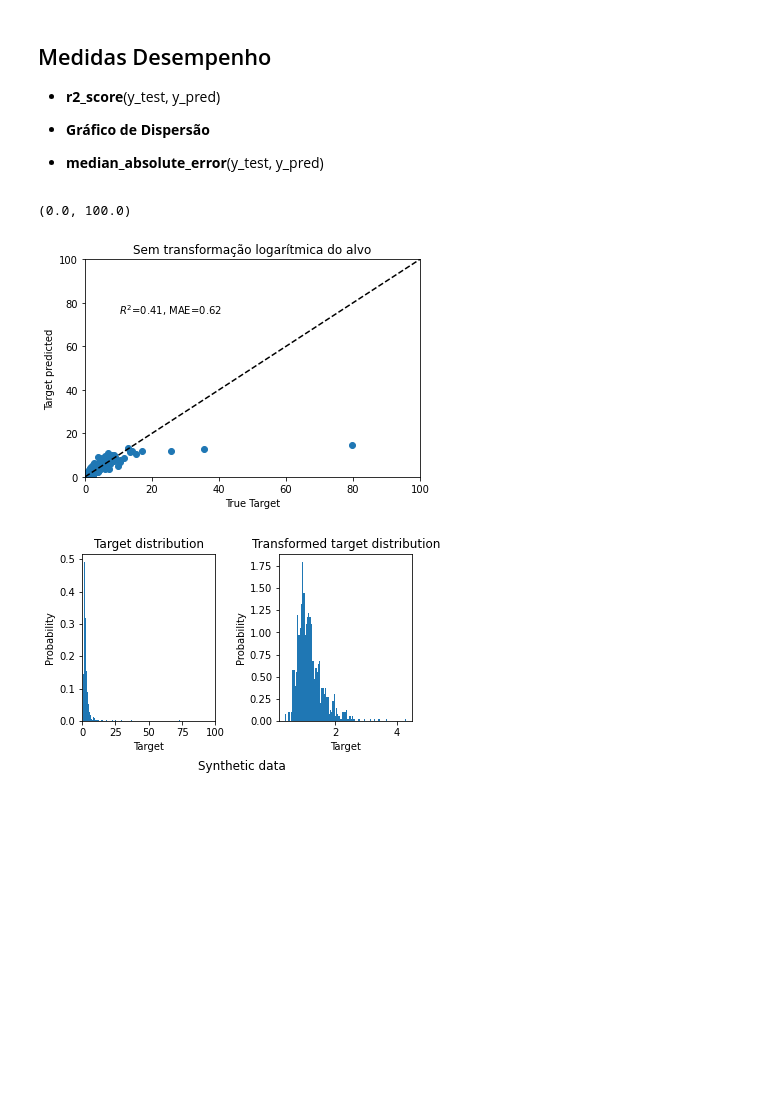
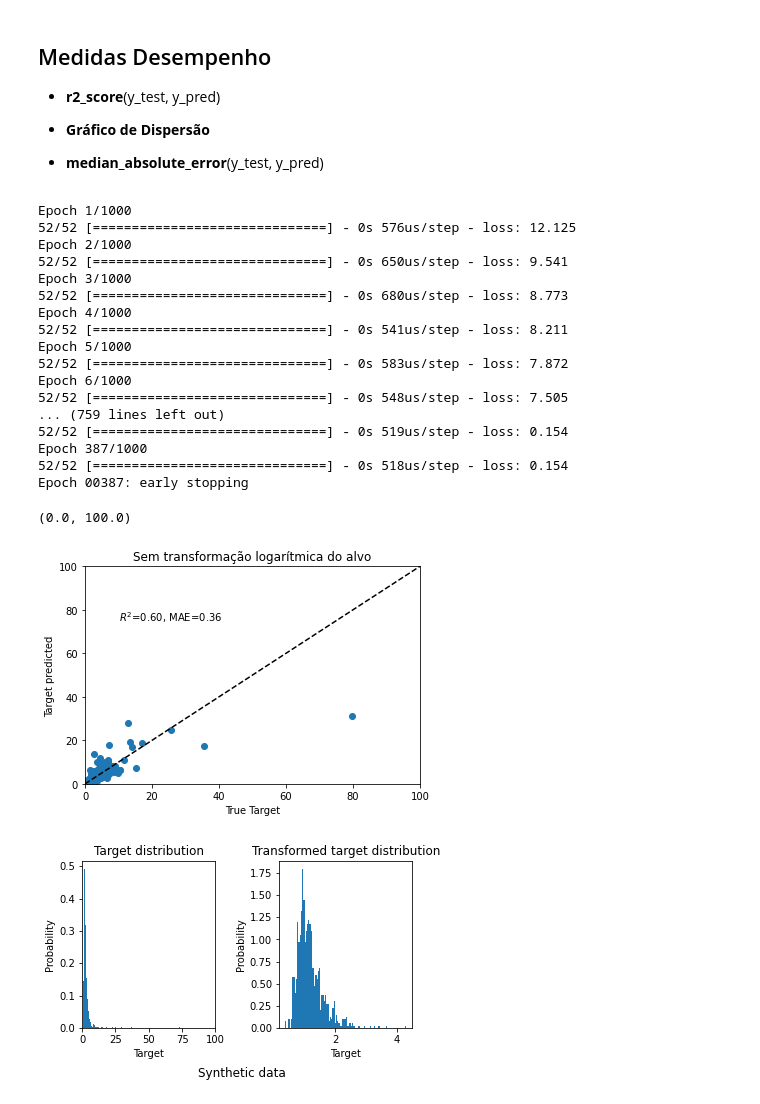
Before and after one commit to UendelC/variable-selection-project, a Jupyter notebook: regressao-com-redes-neurais/desenvolvimento-do-modelo/model.ipynb, the cells around one changed output. Cells and saved outputs as stored; diff of their text form; code cells hidden in the pictures; blank space fills up the shorter version.

Commit message:
Modificações no modelo

```diff
--- a/regressao-com-redes-neurais/desenvolvimento-do-modelo/model.ipynb
+++ b/regressao-com-redes-neurais/desenvolvimento-do-modelo/model.ipynb
@@ -40,13 +36,21 @@ x_test  = scaler.transform(x_test)
 # print(x_test)
 # %%
 # Creating model
-input_neuron, hidden_neuron, output_neuron = np.size(x_train, 1), 3, 1
+input_neuron, hidden_neuron, output_neuron = np.size(x_train, 1), 5, 1
 
 mlp = Sequential([
     InputLayer(input_neuron),
     Dense(hidden_neuron, activation="relu"),
     Dense(output_neuron)
 ])
+
+# mlp = Sequential()
+# # primeira camada escondida com 12 nós
+# mlp.add(Dense(5, input_dim=np.size(x_train, 1), activation='relu'))
+# # segunda camada escondida com 8 nós
+# # mlp.add(Dense(8, activation='relu'))
+# # camada de saída com 1 nó
+# mlp.add(Dense(1, activation='sigmoid'))
 # %%
 # Summary representation
 mlp.summary()
@@ -68,6 +73 @@ _________________________________________________________________
 mlp.compile(optimizer="adam", loss="mse")
-# %%
-# Training the model
-batch_size = 16
-
-Log = mlp.fit(x_train, y_train, batch_size=batch_size, epochs=50)
@@ -97,34 +79,57 @@ Epoch 50/50
 * **Gráfico de Dispersão**
 
 * **median_absolute_error**(y_test, y_pred)
+# %%
+from keras.callbacks import EarlyStopping
+
+epochs = 1000
+batch_size = 20
+callbacks = [EarlyStopping(monitor='loss', patience=30, verbose=1)]
 # %%
 import matplotlib.pyplot as plt
 from sklearn.metrics import median_absolute_error, r2_score
 
+# Training the model
+Seq_without_y_log = mlp.fit(x_train, y_train, batch_size=batch_size, epochs=epochs, callbacks=callbacks)
+
 y_pred = mlp.predict(x_test)
-
-# print(y_test)
-# print(y_pred)
 
 r2 = r2_score(y_test, y_pred)
 
 mae = median_absolute_error(y_test, y_pred)
 
 # Plot results
 ax0 = plt.axes()
 
 ax0.scatter(y_test, y_pred)
 ax0.plot([0, 100], [0, 100], '--k')
 ax0.set_ylabel('Target predicted')
 ax0.set_xlabel('True Target')
 ax0.set_title('Sem transformação logarítmica do alvo')
 ax0.text(10, 75, r'$R^2$=%.2f, MAE=%.2f' % (
     r2, mae))
 ax0.set_xlim([0, 100])
 ax0.set_ylim([0, 100])
 # %% [output]
-(0.0, 100.0)
+Epoch 1/1000
+52/52 [==============================] - 0s 576us/step - loss: 12.125
+Epoch 2/1000
+52/52 [==============================] - 0s 650us/step - loss: 9.541
+Epoch 3/1000
+52/52 [==============================] - 0s 680us/step - loss: 8.773
+Epoch 4/1000
+52/52 [==============================] - 0s 541us/step - loss: 8.211
+Epoch 5/1000
+52/52 [==============================] - 0s 583us/step - loss: 7.872
+Epoch 6/1000
+52/52 [==============================] - 0s 548us/step - loss: 7.505
+... (759 lines left out)
+52/52 [==============================] - 0s 519us/step - loss: 0.154
+Epoch 387/1000
+52/52 [==============================] - 0s 518us/step - loss: 0.154
+Epoch 00387: early stopping
+(0.0, 100.0)
-[figure, old version]
+[figure, new version]
 # %%
 y_train_log = np.log1p(y_train)
 # y_test_log = np.log1p(y_test)
```
Also changed, not shown: parts of 5 cells of this notebook, 2 other files.
